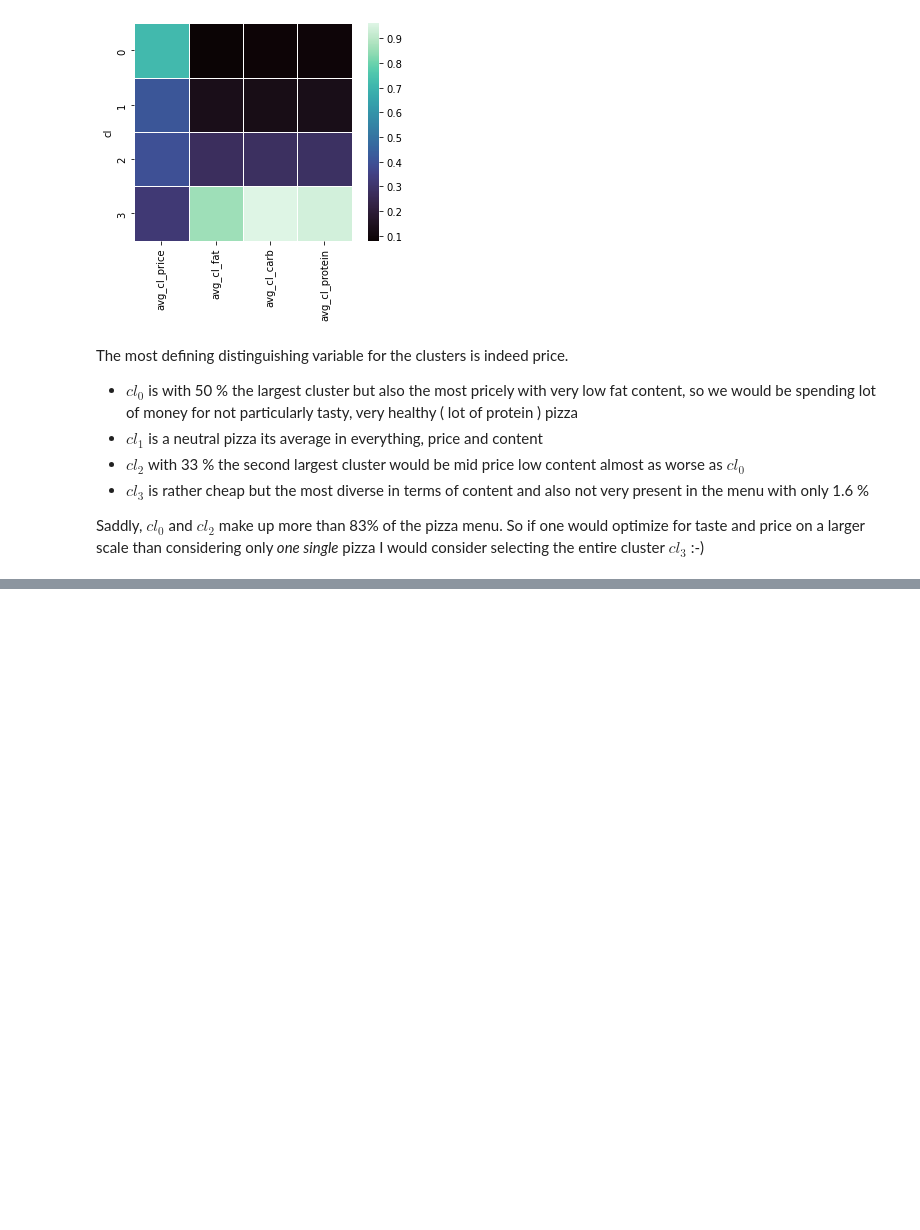
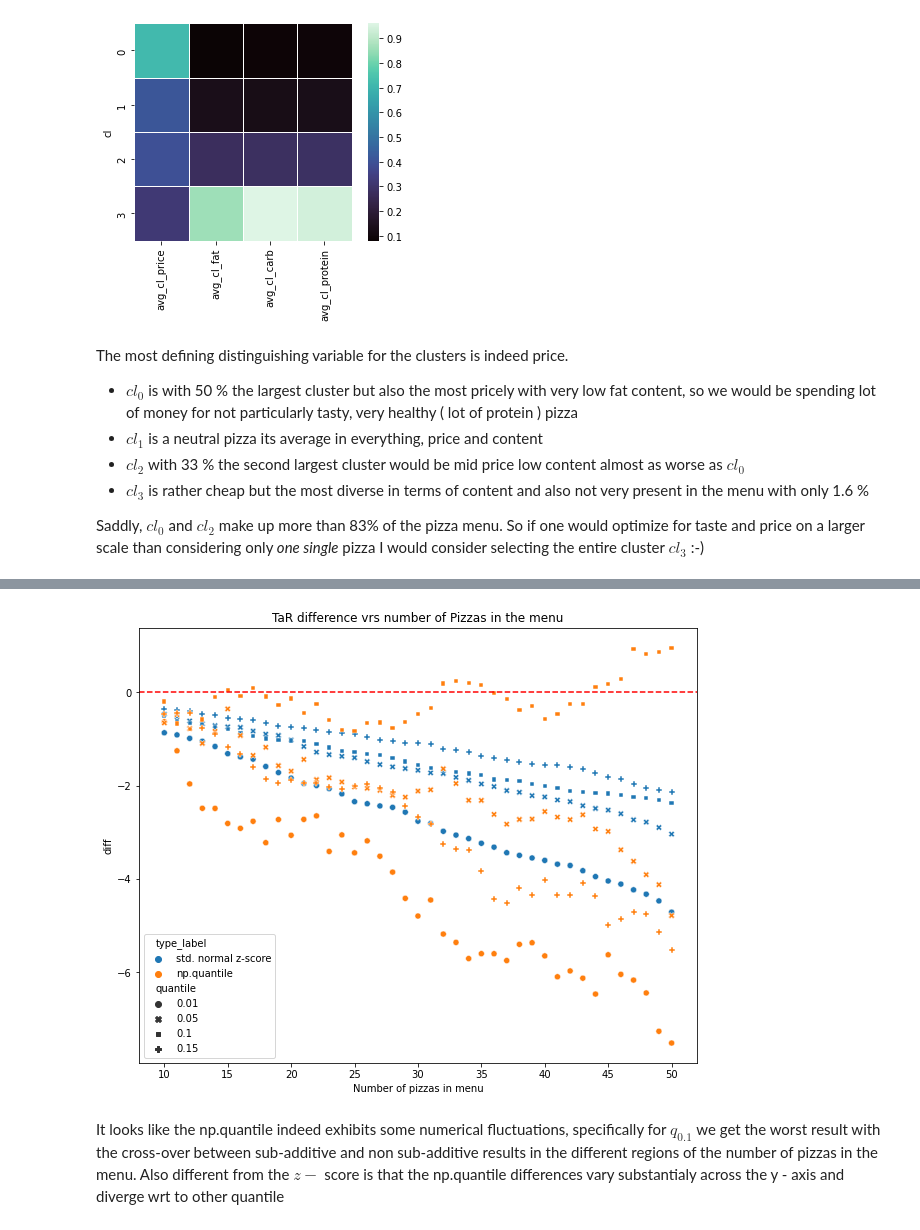
Before and after one commit to kappaVertex/pizza_maker_project, a Jupyter notebook: notebooks/menu_analysis.ipynb, the cells around one changed output, grey strips where cells are left out. Saved outputs shown, nothing was run; the diff lists cells and outputs as text; code cells hidden in the pictures; blank space fills up the shorter version.

Commit message:
modified the calculation of the tar for pizzas. added an additional section for the var explanation

```diff
--- a/notebooks/menu_analysis.ipynb
+++ b/notebooks/menu_analysis.ipynb
@@ -904,0 +1130,17 @@ So if one would optimize for taste and price on a larger scale than considering
+# %%
+tar_df = pd.read_csv('/home/kappa/Projects/Python/eon_prime/maestro-pizza-maker-master/notebooks/tar_df.csv')
+# %%
+# add the labels for the types for better visualisation and readibility
+tar_df.loc[ tar_df['type']==0, 'type_label' ] = 'np.quantile'
+tar_df.loc[ tar_df['type']==1, 'type_label' ] = 'std. normal z-score'
+# %%
+fig, axes = plt.subplots(figsize=(10, 8))
+sns.scatterplot( data = tar_df.query('dim_pizza_menu <= 50'), x = 'dim_pizza_menu',\
+                 y = 'diff', hue = 'type_label', style = 'quantile').set( title = 'TaR difference vrs number of Pizzas in the menu')
+plt.axhline(y = 0, color = 'r', linestyle = '--')
+plt.xlabel('Number of pizzas in menu')
+plt.show()
+# %% [output]
+[figure, added]
+# %% [markdown]
+It looks like the np.quantile indeed exhibits some numerical fluctuations, specifically for $q_{0.1}$ we get the worst result with the cross-over between sub-additive and non sub-additive results in the different regions of the number of pizzas in the menu. Also different from the $z-$ score is that the np.quantile differences vary substantialy across the y - axis and diverge wrt to other quantile
```
Also changed, not shown: parts of 21 cells of this notebook, 2 other files.
